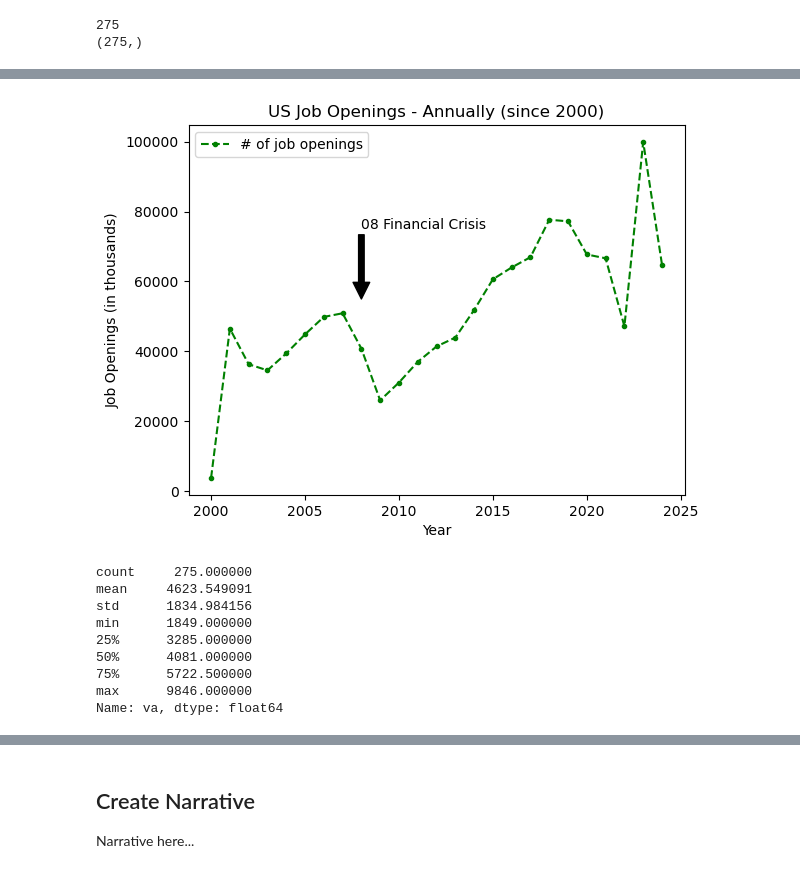
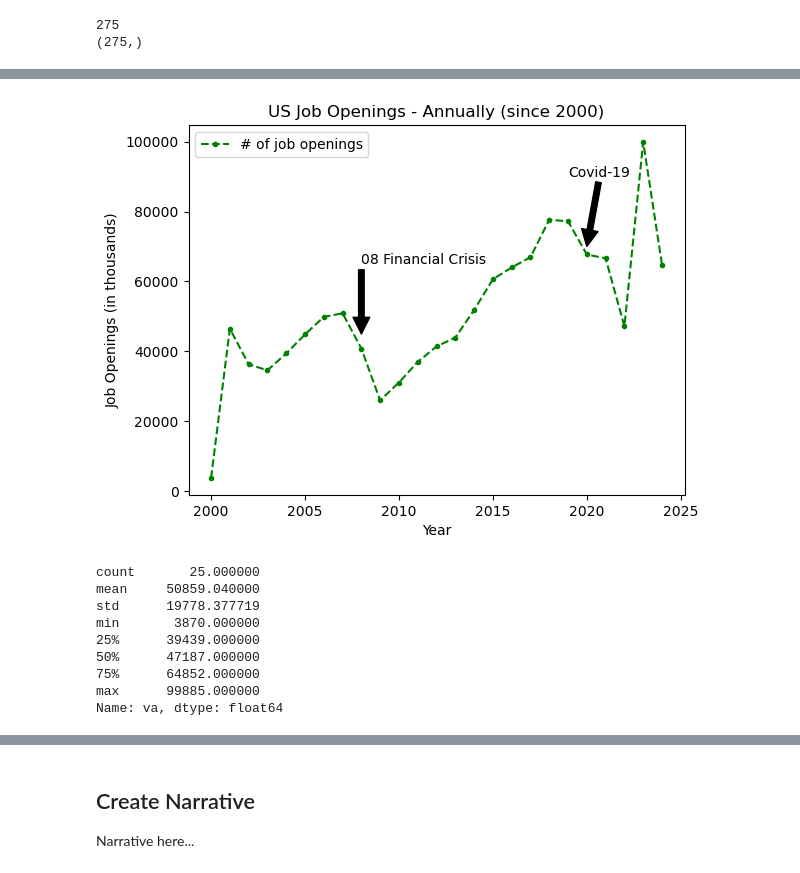
Before and after one commit to mdgarber/DataStoryTelling-JOLTS, a Jupyter notebook: DataStoryTelling-JOLTS.ipynb, the cells around one changed output, grey strips where cells are left out. Saved outputs shown, nothing was run; the diff lists cells and outputs as text; code cells hidden in the pictures.

```diff
--- a/DataStoryTelling-JOLTS.ipynb
+++ b/DataStoryTelling-JOLTS.ipynb
@@ -205,25 +186,26 @@ Type:      function
 # %%
 # plot data - Annual
 joltsDataV2Annual.plot(y='va', marker='.', linestyle='--', label='# of job openings', c='green')
 plt.xlabel('Year')
 plt.ylabel("Job Openings (in thousands)")
-plt.annotate(xy=(2008, 55000), xytext=(2008, 75000), arrowprops=dict(facecolor='black', shrink=1), text='08 Financial Crisis')
-#plt.annotate(xy=(2008, 55000), arrowprops=dict(facecolor='black', shrink=0.05), text='08 Financial Crisis')
+plt.annotate(xy=(2008, 45000), xytext=(2008, 65000), arrowprops=dict(facecolor='black', shrink=1), text='08 Financial Crisis')
+plt.annotate(xy=(2020, 70000), xytext=(2019, 90000), arrowprops=dict(facecolor='black', shrink=1), text='Covid-19')
 plt.title('US Job Openings - Annually (since 2000)')
 plt.legend()
+plt.savefig('jolts-annual.png')
 plt.show()
 # %% [output]
-[figure, old version]
+[figure, new version]
 # %%
 # insights / trends
-print(joltsDataV2['va'].describe())
+print(joltsDataV2Annual['va'].describe())
 # %% [output]
-count     275.000000
-mean     4623.549091
-std      1834.984156
-min      1849.000000
-25%      3285.000000
-50%      4081.000000
-75%      5722.500000
-max      9846.000000
+count       25.000000
+mean     50859.040000
+std      19778.377719
+min       3870.000000
+25%      39439.000000
+50%      47187.000000
+75%      64852.000000
+max      99885.000000
 Name: va, dtype: float64
```
Also changed, not shown: parts of 12 cells of this notebook.
